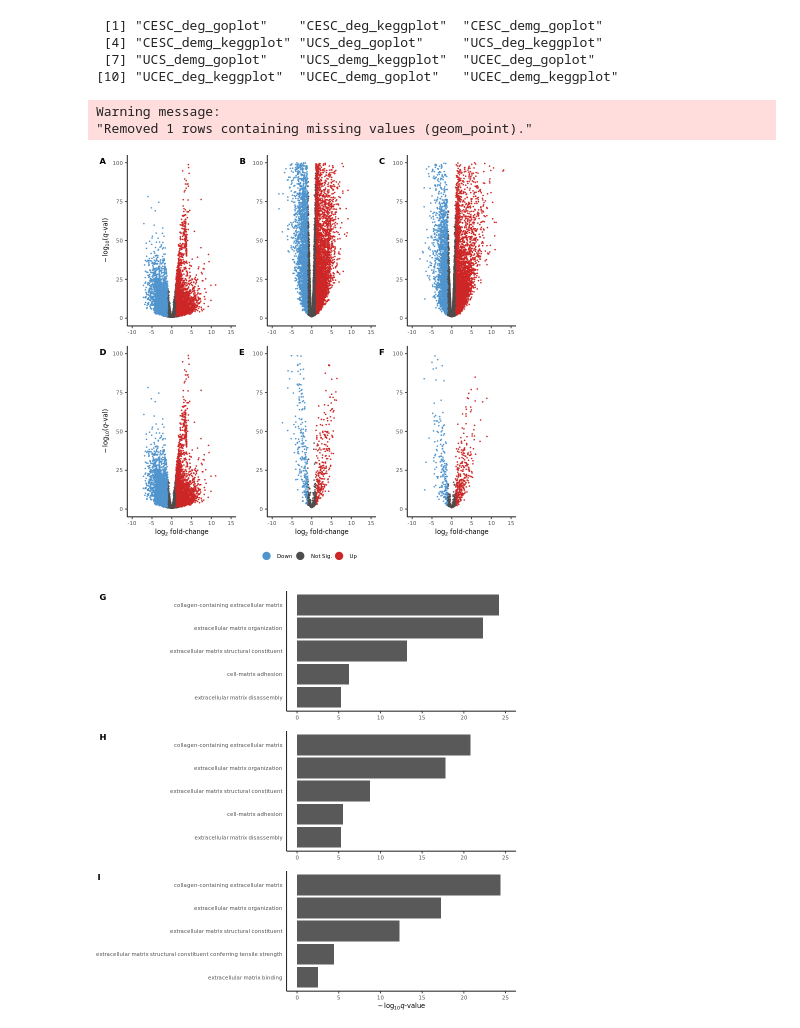
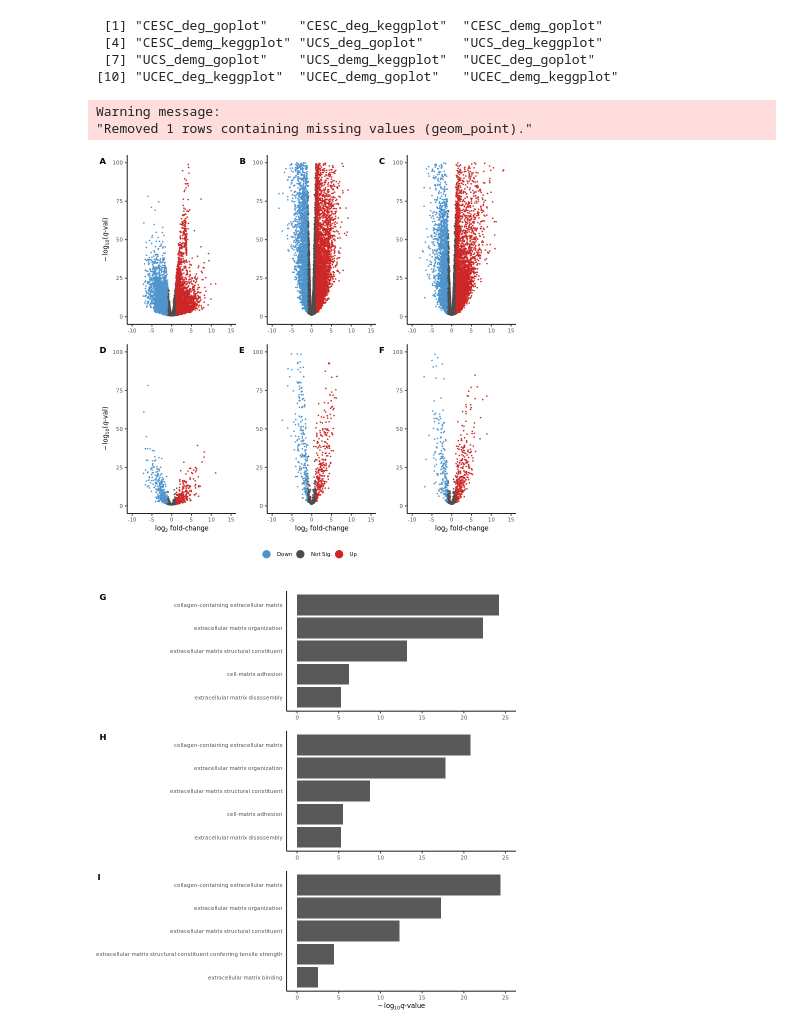
Before and after one commit to fogg-lab/characterizing-ecm-transcriptome-of-endometriosis, a Jupyter notebook: figures/figure_1.ipynb, the cells around one changed output. Drawn from its saved outputs; the diff is of its cells as text; code cells hidden in the pictures.

```diff
--- a/figures/figure_1.ipynb
+++ b/figures/figure_1.ipynb
@@ -89,7 +89,7 @@ vplot_list <- c(
     mget(c("UCEC_all_gene_vplot", "UCS_all_gene_vplot")) %>%
         purrr::map(function(p) { hide_axis_title(p, "y") }) %>%
         purrr::map(function(p) { hide_axis_title(p, "x") }),
-    mget("CESC_all_gene_vplot"),
+    mget("CESC_mat_gene_vplot"),
     mget(c("UCEC_mat_gene_vplot", "UCS_mat_gene_vplot")) %>%
         purrr::map(function(p) { hide_axis_title(p, "y") })
 ) %>%
@@ -105,36 +105,38 @@ vplot_list <- c(
 #     )
 # ) %>%
 #     purrr::map(hide_legend) %>%
 #     purrr::map(function(p) { set_breaks(p, c(0, 100), seq(0, 100, 25), axis = "y") }) %>%
 #     purrr::map(function(p) { set_breaks(p, c(-10, 15), seq(-10, 15, 5), axis = "x") }) %>%
 #     purrr::map(function(p) { set_margins(p) })
 
 
 
 vplots <- plot_grid(
     plotlist = vplot_list
     ,
     nrow = 2,
     labels = c("A", "B", "C", "D", "E", "F"),
     label_fontfamily = family,
     label_size = label_text_size,
     label_fontface = "bold",
     align = "vh"
 )
 
 
 # vplot_legend <- get_legend(CESC_all_gene_vplot + theme(legend.position="top"))
 
 # vplot_grid <- plot_grid(vplot_legend, vplots, ncol = 1, rel_heights = c(0.1, 1))
-vplot_legend <- get_legend(CESC_all_gene_vplot + theme(legend.position="bottom"))
+vplot_legend <- get_legend(
+    CESC_all_gene_vplot + theme(legend.position="bottom")
+)
 
-vplot_grid <- plot_grid(vplots, vplot_legend, ncol = 1, rel_heights = c(1, 0.1))
+vplot_grid <- plot_grid(vplots, vplot_legend, ncol = 1, rel_heights = c(1, 0.11))
 
 vplot_grid
 # %% [output]
 Warning message:
 "Removed 1 rows containing missing values (geom_point)."
-[figure, old version]
+[figure, new version]
 # %%
 ea_goplot_list <- c(
     mget(c("CESC_deg_goplot", "UCEC_deg_goplot")) %>%
```
Also changed, not shown: parts of 1 cell of this notebook, 1 other file.
